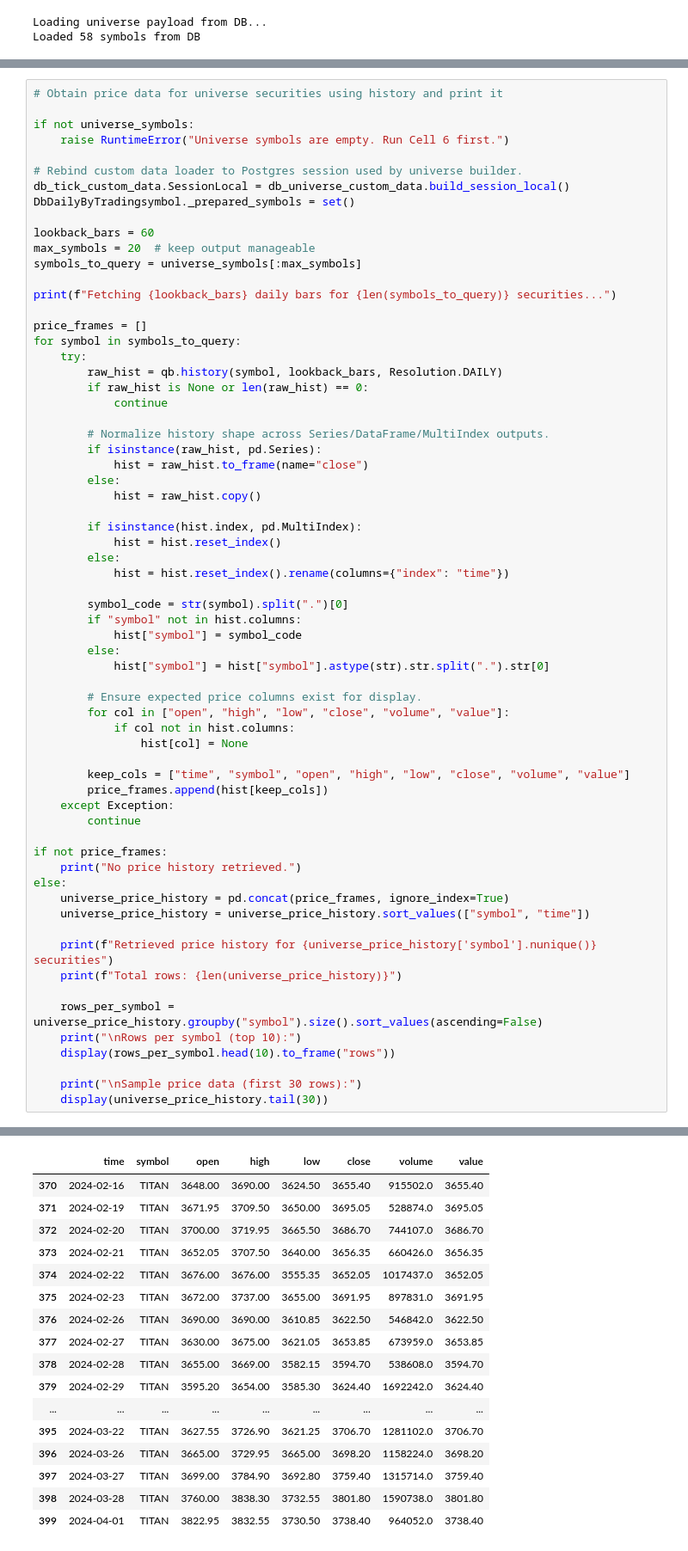
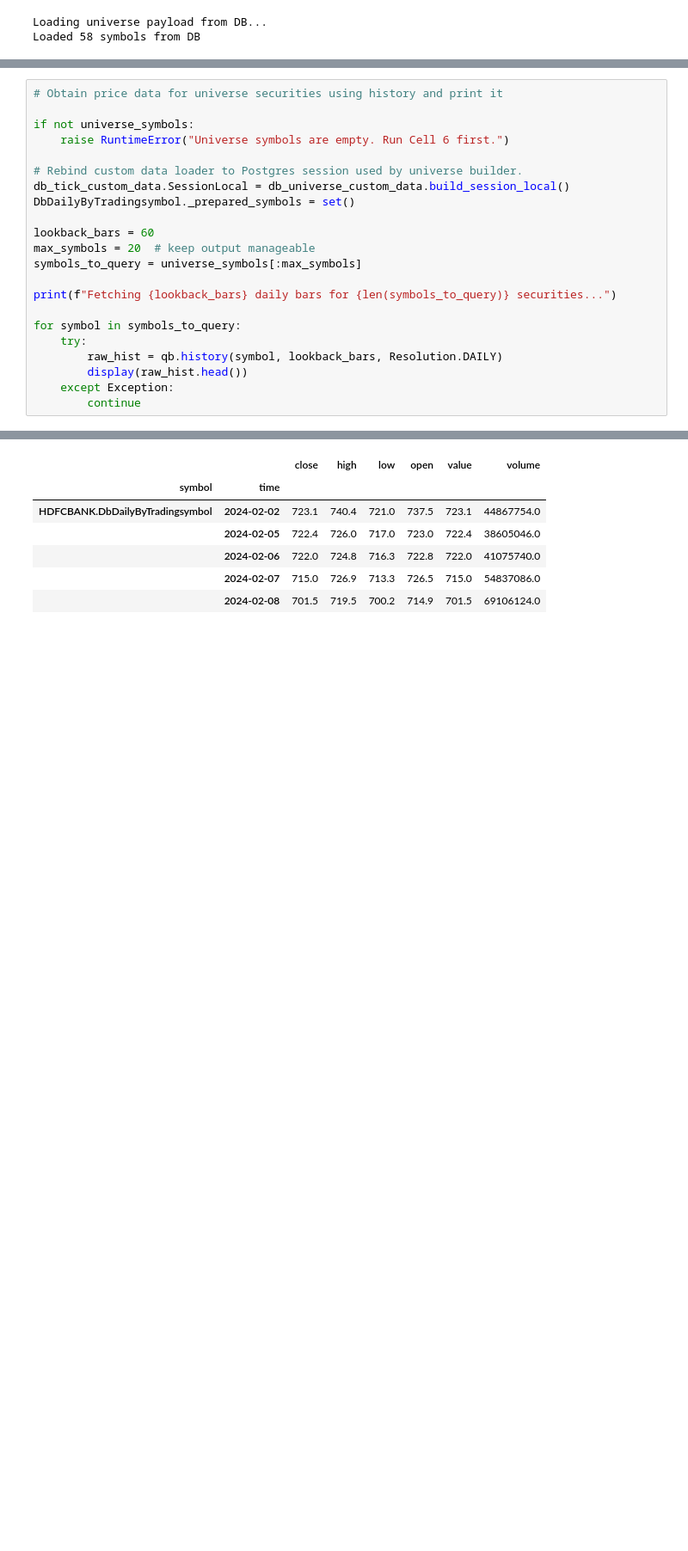
Before and after one commit to rajvarkala/asset-pricing, a Jupyter notebook: p2/research_custom_data.ipynb, the cells around one changed output, grey strips where cells are left out. Shown at 86% size. Cells and saved outputs as stored; diff of their text form; blank space fills up the shorter version.

Commit message:
data prep
Co-authored-by: Copilot <copilot@github.com>

```diff
--- a/p2/research_custom_data.ipynb
+++ b/p2/research_custom_data.ipynb
@@ -161,55 +161,12 @@ symbols_to_query = universe_symbols[:max_symbols]
 
 print(f"Fetching {lookback_bars} daily bars for {len(symbols_to_query)} securities...")
 
-price_frames = []
 for symbol in symbols_to_query:
     try:
         raw_hist = qb.history(symbol, lookback_bars, Resolution.DAILY)
-        if raw_hist is None or len(raw_hist) == 0:
-            continue
-
-        # Normalize history shape across Series/DataFrame/MultiIndex outputs.
-        if isinstance(raw_hist, pd.Series):
-            hist = raw_hist.to_frame(name="close")
-        else:
-            hist = raw_hist.copy()
-
-        if isinstance(hist.index, pd.MultiIndex):
-            hist = hist.reset_index()
-        else:
-            hist = hist.reset_index().rename(columns={"index": "time"})
-
-        symbol_code = str(symbol).split(".")[0]
-        if "symbol" not in hist.columns:
-            hist["symbol"] = symbol_code
-        else:
-            hist["symbol"] = hist["symbol"].astype(str).str.split(".").str[0]
-
-        # Ensure expected price columns exist for display.
-        for col in ["open", "high", "low", "close", "volume", "value"]:
-            if col not in hist.columns:
-                hist[col] = None
-
-        keep_cols = ["time", "symbol", "open", "high", "low", "close", "volume", "value"]
-        price_frames.append(hist[keep_cols])
+        display(raw_hist.head())
     except Exception:
         continue
-
-if not price_frames:
-    print("No price history retrieved.")
-else:
-    universe_price_history = pd.concat(price_frames, ignore_index=True)
-    universe_price_history = universe_price_history.sort_values(["symbol", "time"])
-
-    print(f"Retrieved price history for {universe_price_history['symbol'].nunique()} securities")
-    print(f"Total rows: {len(universe_price_history)}")
-
-    rows_per_symbol = universe_price_history.groupby("symbol").size().sort_values(ascending=False)
-    print("\nRows per symbol (top 10):")
-    display(rows_per_symbol.head(10).to_frame("rows"))
-
-    print("\nSample price data (first 30 rows):")
-    display(universe_price_history.tail(30))
 # %% [output]
 Fetching 60 daily bars for 10 securities...
 [DbDailyByTradingsymbol] Refreshing cache for RELIANCE
@@ -244,17 +212,7 @@ Sample price data (first 30 rows):
-|  | time | symbol | open | high | low | close | volume | value |
-| 370 | 2024-02-16 | TITAN | 3648.00 | 3690.00 | 3624.50 | 3655.40 | 915502.0 | 3655.40 |
-| 371 | 2024-02-19 | TITAN | 3671.95 | 3709.50 | 3650.00 | 3695.05 | 528874.0 | 3695.05 |
-| 372 | 2024-02-20 | TITAN | 3700.00 | 3719.95 | 3665.50 | 3686.70 | 744107.0 | 3686.70 |
-| 373 | 2024-02-21 | TITAN | 3652.05 | 3707.50 | 3640.00 | 3656.35 | 660426.0 | 3656.35 |
-| 374 | 2024-02-22 | TITAN | 3676.00 | 3676.00 | 3555.35 | 3652.05 | 1017437.0 | 3652.05 |
-| 375 | 2024-02-23 | TITAN | 3672.00 | 3737.00 | 3655.00 | 3691.95 | 897831.0 | 3691.95 |
-| 376 | 2024-02-26 | TITAN | 3690.00 | 3690.00 | 3610.85 | 3622.50 | 546842.0 | 3622.50 |
-| 377 | 2024-02-27 | TITAN | 3630.00 | 3675.00 | 3621.05 | 3653.85 | 673959.0 | 3653.85 |
-| 378 | 2024-02-28 | TITAN | 3655.00 | 3669.00 | 3582.15 | 3594.70 | 538608.0 | 3594.70 |
-| 379 | 2024-02-29 | TITAN | 3595.20 | 3654.00 | 3585.30 | 3624.40 | 1692242.0 | 3624.40 |
-| ... | ... | ... | ... | ... | ... | ... | ... | ... |
-| 395 | 2024-03-22 | TITAN | 3627.55 | 3726.90 | 3621.25 | 3706.70 | 1281102.0 | 3706.70 |
-| 396 | 2024-03-26 | TITAN | 3665.00 | 3729.95 | 3665.00 | 3698.20 | 1158224.0 | 3698.20 |
-| 397 | 2024-03-27 | TITAN | 3699.00 | 3784.90 | 3692.80 | 3759.40 | 1315714.0 | 3759.40 |
-| 398 | 2024-03-28 | TITAN | 3760.00 | 3838.30 | 3732.55 | 3801.80 | 1590738.0 | 3801.80 |
-| 399 | 2024-04-01 | TITAN | 3822.95 | 3832.55 | 3730.50 | 3738.40 | 964052.0 | 3738.40 |
+|  |  | close | high | low | open | value | volume |
+| symbol | time |  |  |  |  |  |  |
+| HDFCBANK.DbDailyByTradingsymbol | 2024-02-02 | 723.1 | 740.4 | 721.0 | 737.5 | 723.1 | 44867754.0 |
+|  | 2024-02-05 | 722.4 | 726.0 | 717.0 | 723.0 | 722.4 | 38605046.0 |
+|  | 2024-02-06 | 722.0 | 724.8 | 716.3 | 722.8 | 722.0 | 41075740.0 |
+|  | 2024-02-07 | 715.0 | 726.9 | 713.3 | 726.5 | 715.0 | 54837086.0 |
+|  | 2024-02-08 | 701.5 | 719.5 | 700.2 | 714.9 | 701.5 | 69106124.0 |
```
Also changed, not shown: parts of 1 cell of this notebook, 8 other files.
